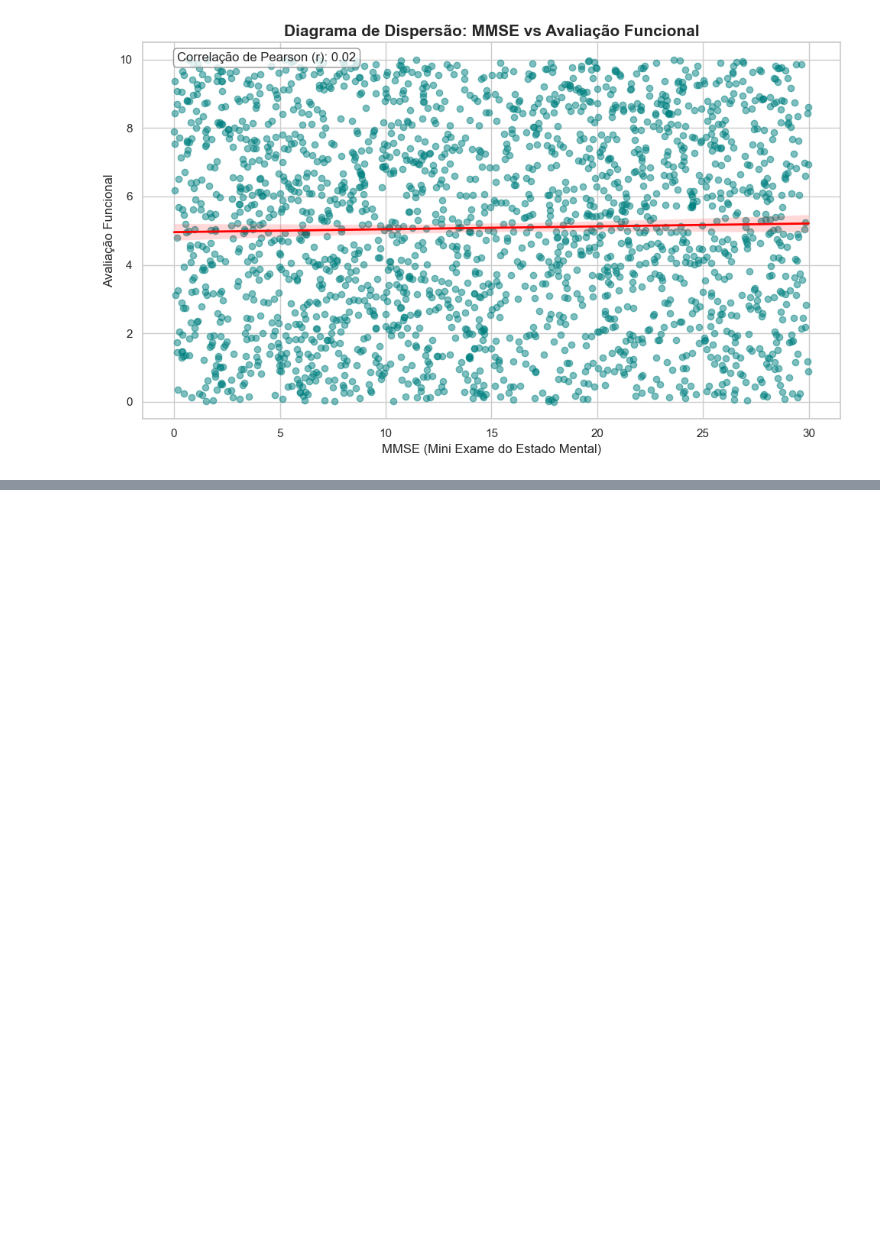
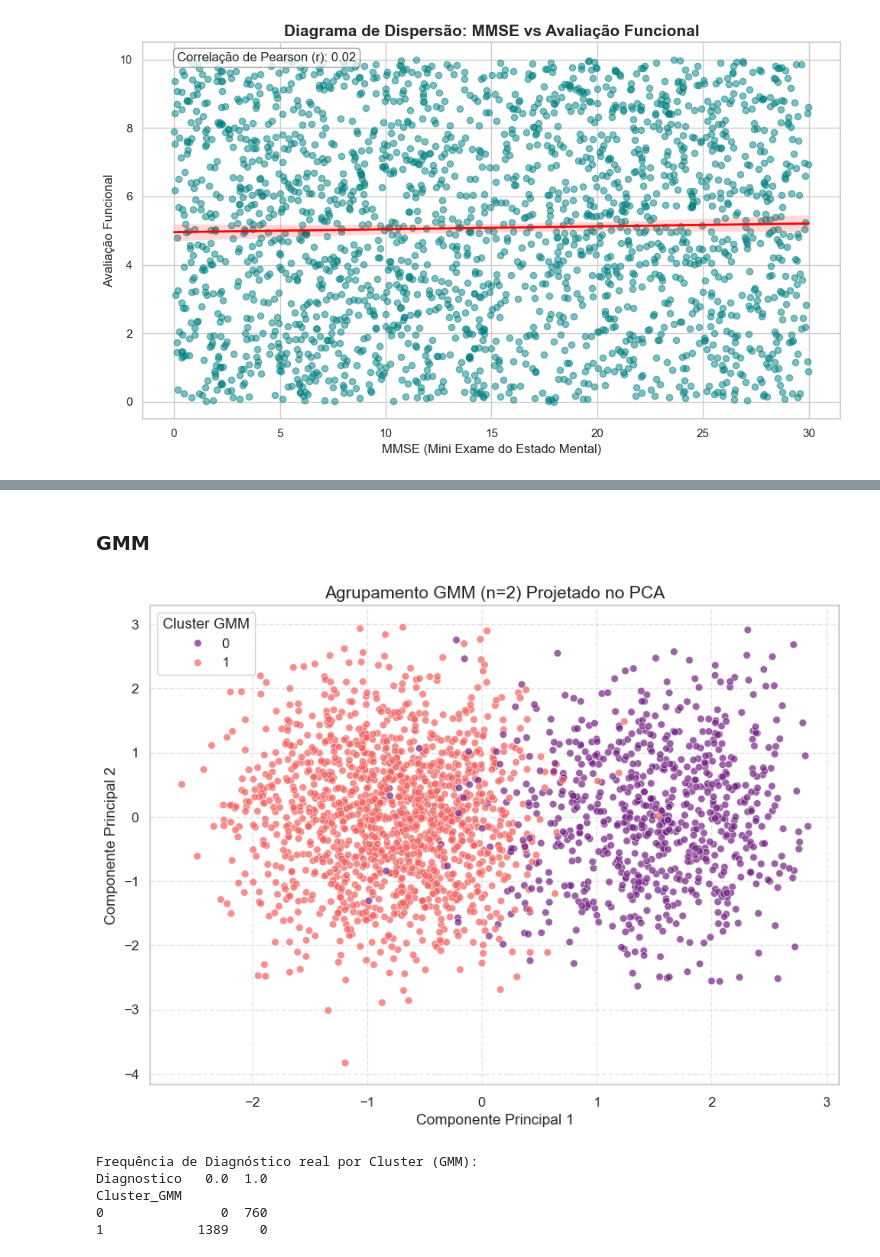
Before and after one commit to fleiviobr/ProjetoCIDA, a Jupyter notebook: ProjetoFinal.ipynb, the cells around one changed output, grey strips where cells are left out. Saved outputs shown, nothing was run; the diff lists cells and outputs as text; code cells hidden in the pictures; blank space fills up the shorter version.

```diff
--- a/ProjetoFinal.ipynb
+++ b/ProjetoFinal.ipynb
@@ -444,0 +467,28 @@ plt.show()
+# %% [markdown]
+<h3>GMM</h3>
+# %%
+from sklearn.mixture import GaussianMixture
+
+gmm = GaussianMixture(n_components=2, random_state=42)
+labels_gmm = gmm.fit_predict(X_scaled)
+
+df_pca['Cluster_GMM'] = labels_gmm
+
+plt.figure(figsize=(10, 7))
+sns.scatterplot(x='PC1', y='PC2', hue='Cluster_GMM', data=df_pca, palette='magma', alpha=0.7)
+plt.title('Agrupamento GMM (n=2) Projetado no PCA', fontsize=14)
+plt.xlabel('Componente Principal 1')
+plt.ylabel('Componente Principal 2')
+plt.legend(title='Cluster GMM')
+plt.grid(True, linestyle='--', alpha=0.5)
+plt.show()
+
+print("Frequência de Diagnóstico real por Cluster (GMM):")
+print(pd.crosstab(df_pca['Cluster_GMM'], y))
+# %% [output]
+[figure, added]
+Frequência de Diagnóstico real por Cluster (GMM):
+Diagnostico   0.0  1.0
+Cluster_GMM
+0               0  760
+1            1389    0
```
Also changed, not shown: parts of 9 cells of this notebook.
